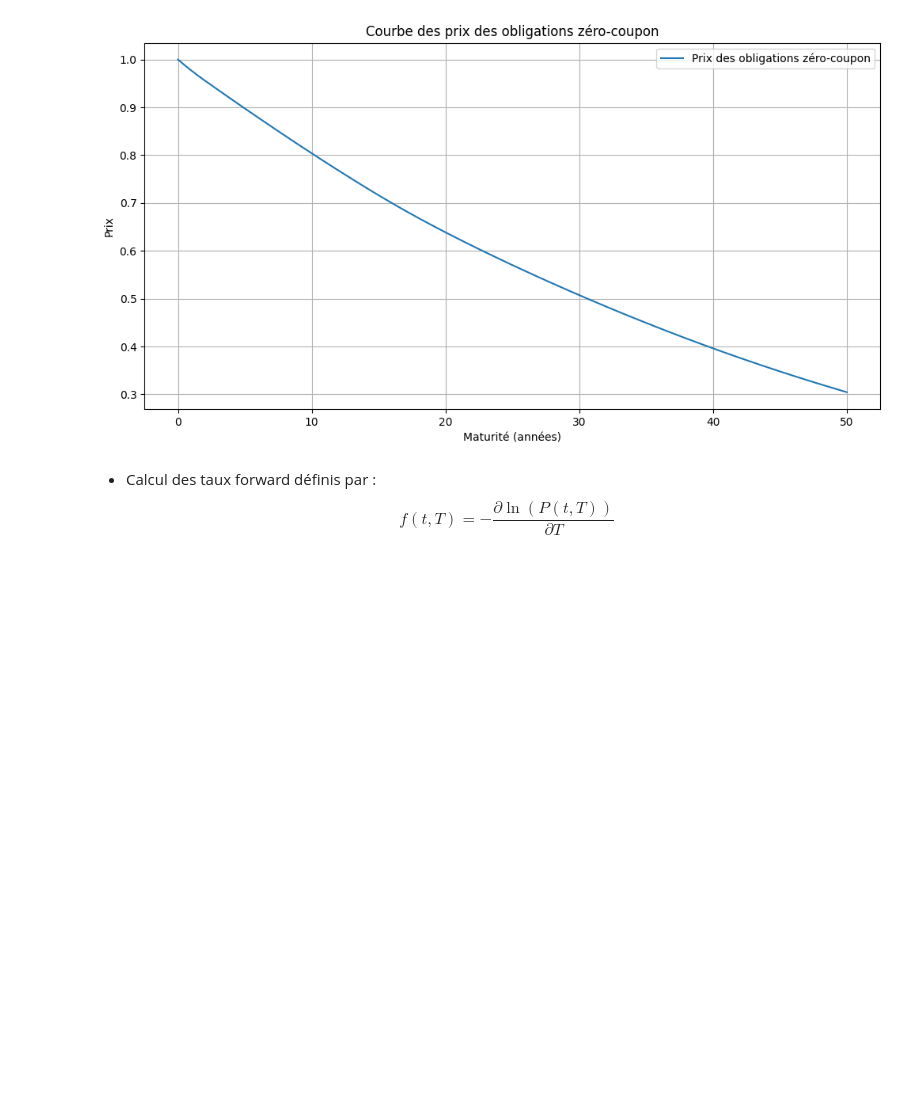
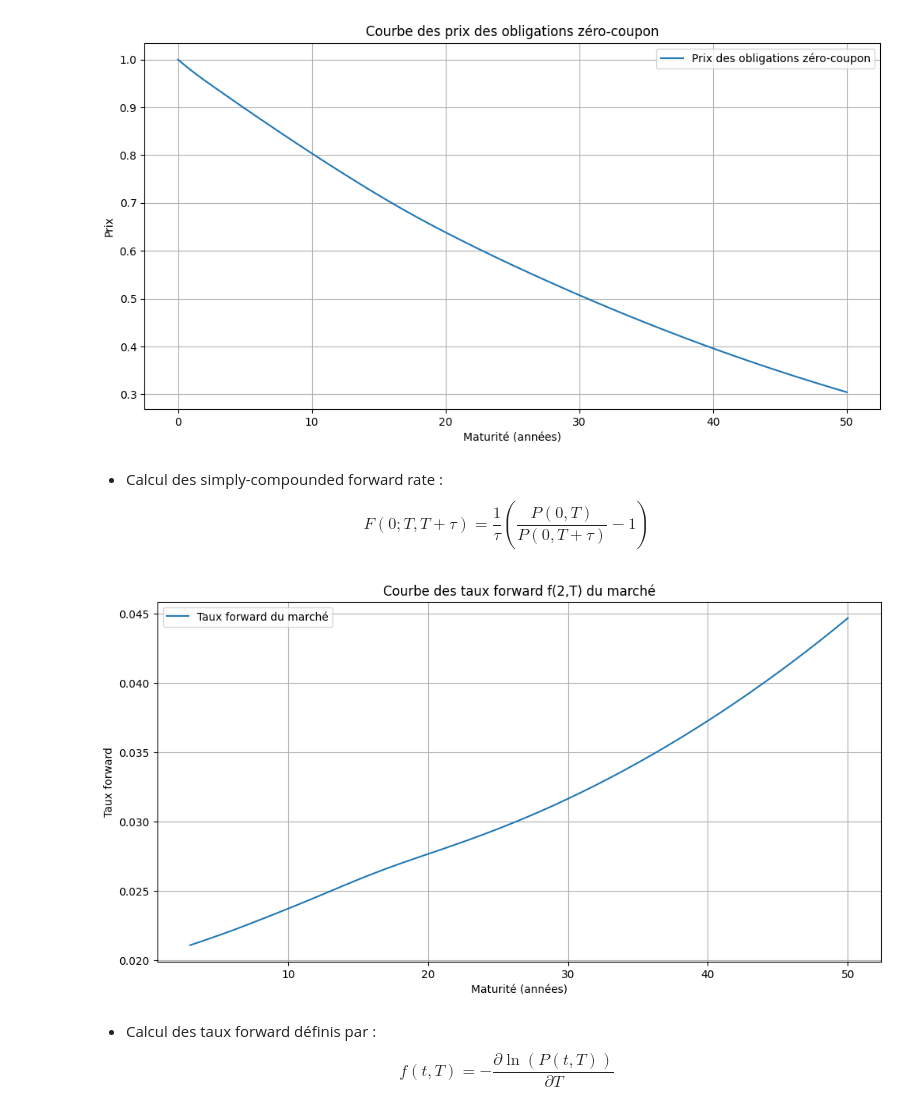
Before and after one commit to massine-djn/StatApp_GSE, a Jupyter notebook: notebook.ipynb, the cells around one changed output. Saved outputs shown, nothing was run; the diff lists cells and outputs as text; code cells hidden in the pictures; blank space fills up the shorter version.

```diff
--- a/notebook.ipynb
+++ b/notebook.ipynb
@@ -127,6 +127,34 @@ interpolateur_prices_zero_coupon_marche = CubicSpline(maturities_interpol, list(
 derivee_prices_zero_coupon_marche = interpolateur_prices_zero_coupon_marche.derivative()
 # %% [output]
 [figure]
+# %% [markdown]
+- Calcul des simply-compounded forward  rate :
+$$
+F(0; T, T+\tau) = \frac{1}{\tau} \left( \frac{P(0, T)}{P(0, T+\tau)} - 1 \right)
+$$
+# %%
+def simple_forward_rate_marche(T,tau):
+
+    P_0_T = prices_zero_coupon_marche[T]
+    P_0_tau = prices_zero_coupon_marche[T + tau]
+
+    f_tT = (P_0_T / P_0_tau - 1) / tau
+
+    return f_tT
+# %%
+# Calcul des taux forward du marché f(1,T)
+simple_forward_rates_marche = {T : simple_forward_rate_marche(2, T-2) for T in range(2, 51)}
+# Affichage des résultats
+plt.figure(figsize=(12, 6))
+plt.plot(simple_forward_rates_marche.keys(), simple_forward_rates_marche.values(), label='Taux forward du marché')
+plt.xlabel('Maturité (années)')
+plt.ylabel('Taux forward')
+plt.legend()
+plt.title('Courbe des taux forward f(2,T) du marché')
+plt.grid()
+plt.show()
+# %% [output]
+[figure, added]
 # %% [markdown]
 - Calcul des taux forward définis par :
 $$
```
Also changed, not shown: parts of 20 cells of this notebook.
